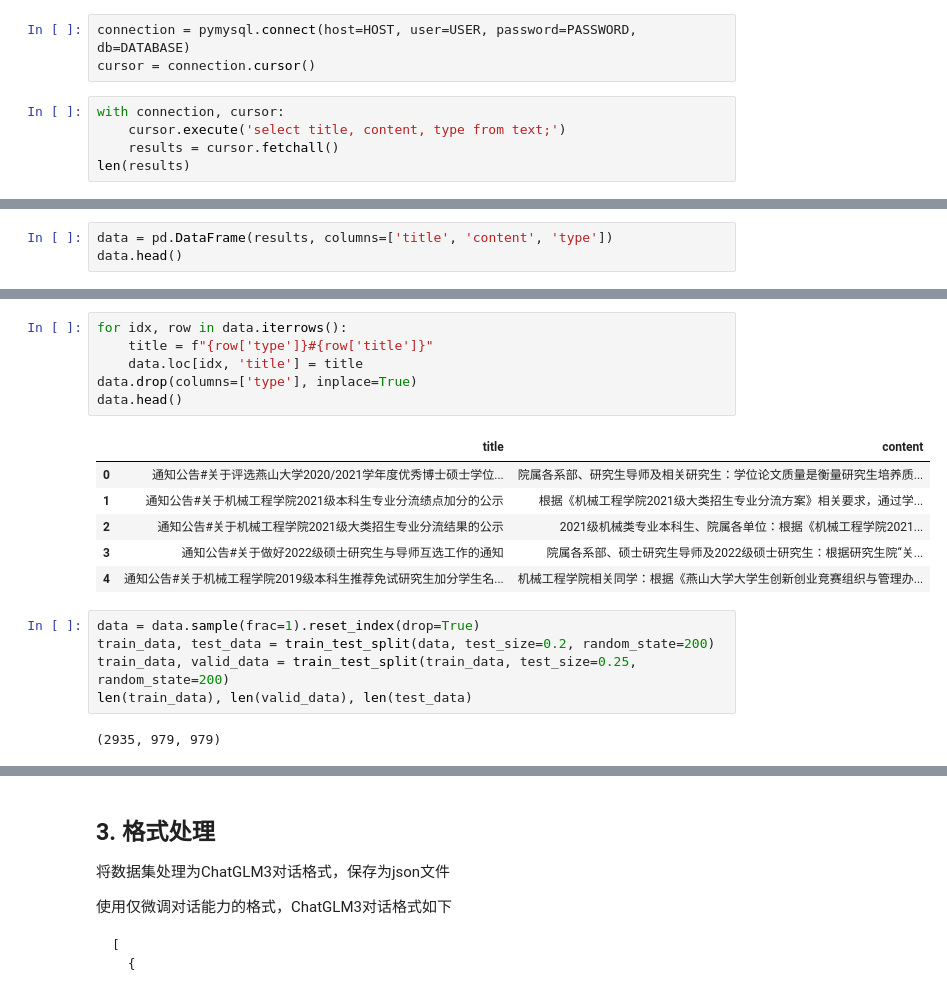
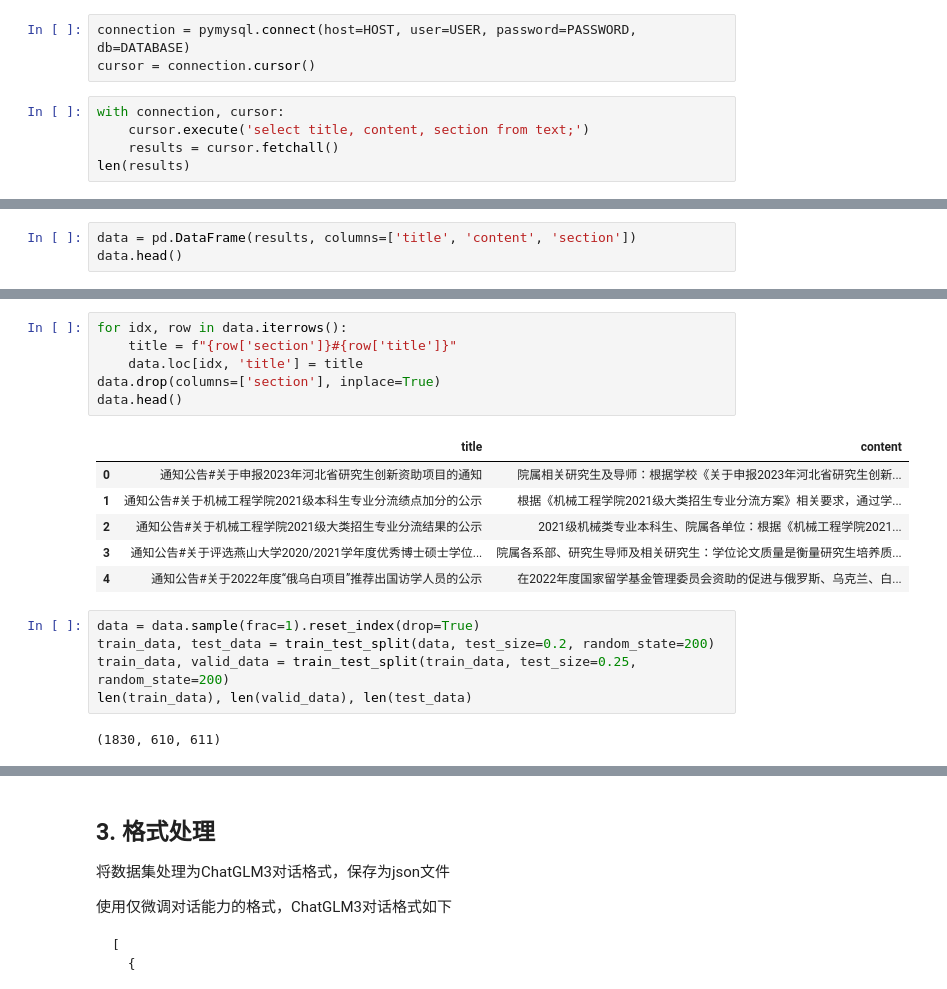
Before and after one commit to Baymax104/ysu-ai-training, a Jupyter notebook: 5-ChartGLM/preprocessing/preprocessing.ipynb, the cells around one changed output, grey strips where cells are left out. Cells and saved outputs as stored; diff of their text form.

```diff
--- a/5-ChartGLM/preprocessing/preprocessing.ipynb
+++ b/5-ChartGLM/preprocessing/preprocessing.ipynb
@@ -20,7 +18,7 @@ connection = pymysql.connect(host=HOST, user=USER, password=PASSWORD, db=DATABAS
 cursor = connection.cursor()
 # %%
 with connection, cursor:
-    cursor.execute('select title, content, type from text;')
+    cursor.execute('select title, content, section from text;')
     results = cursor.fetchall()
 len(results)
 # %% [output]
@@ -33,5 +32,5 @@ import pandas as pd
 from sklearn.model_selection import train_test_split
 # %%
-data = pd.DataFrame(results, columns=['title', 'content', 'type'])
+data = pd.DataFrame(results, columns=['title', 'content', 'section'])
 data.head()
 # %% [output]
@@ -44,23 +48,23 @@ data.head()
 # %%
 for idx, row in data.iterrows():
-    title = f"{row['type']}#{row['title']}"
+    title = f"{row['section']}#{row['title']}"
     data.loc[idx, 'title'] = title
-data.drop(columns=['type'], inplace=True)
+data.drop(columns=['section'], inplace=True)
 data.head()
 # %% [output]
 |  | title | content |
-| 0 | 通知公告#关于评选燕山大学2020/2021学年度优秀博士硕士学位... | 院属各系部、研究生导师及相关研究生：学位论文质量是衡量研究生培养质... |
+| 0 | 通知公告#关于申报2023年河北省研究生创新资助项目的通知 | 院属相关研究生及导师：根据学校《关于申报2023年河北省研究生创新... |
 | 1 | 通知公告#关于机械工程学院2021级本科生专业分流绩点加分的公示 | 根据《机械工程学院2021级大类招生专业分流方案》相关要求，通过学... |
 | 2 | 通知公告#关于机械工程学院2021级大类招生专业分流结果的公示 | 2021级机械类专业本科生、院属各单位：根据《机械工程学院2021... |
-| 3 | 通知公告#关于做好2022级硕士研究生与导师互选工作的通知 | 院属各系部、硕士研究生导师及2022级硕士研究生：根据研究生院“关... |
-| 4 | 通知公告#关于机械工程学院2019级本科生推荐免试研究生加分学生名... | 机械工程学院相关同学：根据《燕山大学大学生创新创业竞赛组织与管理办... |
+| 3 | 通知公告#关于评选燕山大学2020/2021学年度优秀博士硕士学位... | 院属各系部、研究生导师及相关研究生：学位论文质量是衡量研究生培养质... |
+| 4 | 通知公告#关于2022年度“俄乌白项目”推荐出国访学人员的公示 | 在2022年度国家留学基金管理委员会资助的促进与俄罗斯、乌克兰、白... |
 # %%
 data = data.sample(frac=1).reset_index(drop=True)
 train_data, test_data = train_test_split(data, test_size=0.2, random_state=200)
 train_data, valid_data = train_test_split(train_data, test_size=0.25, random_state=200)
 len(train_data), len(valid_data), len(test_data)
 # %% [output]
-(2935, 979, 979)
+(1830, 610, 611)
 # %%
 train_data.head()
 # %% [output]
```
Also changed, not shown: parts of 9 cells of this notebook, 1 other file.
